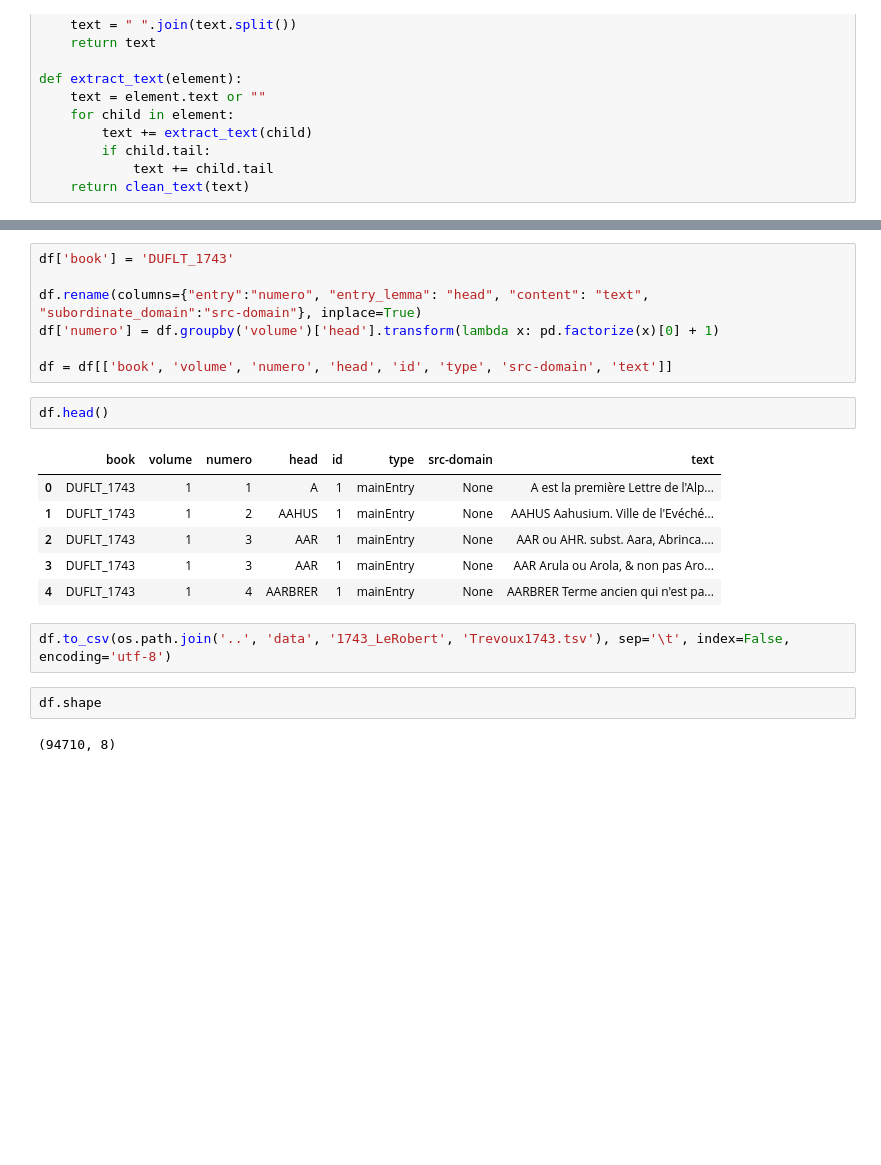
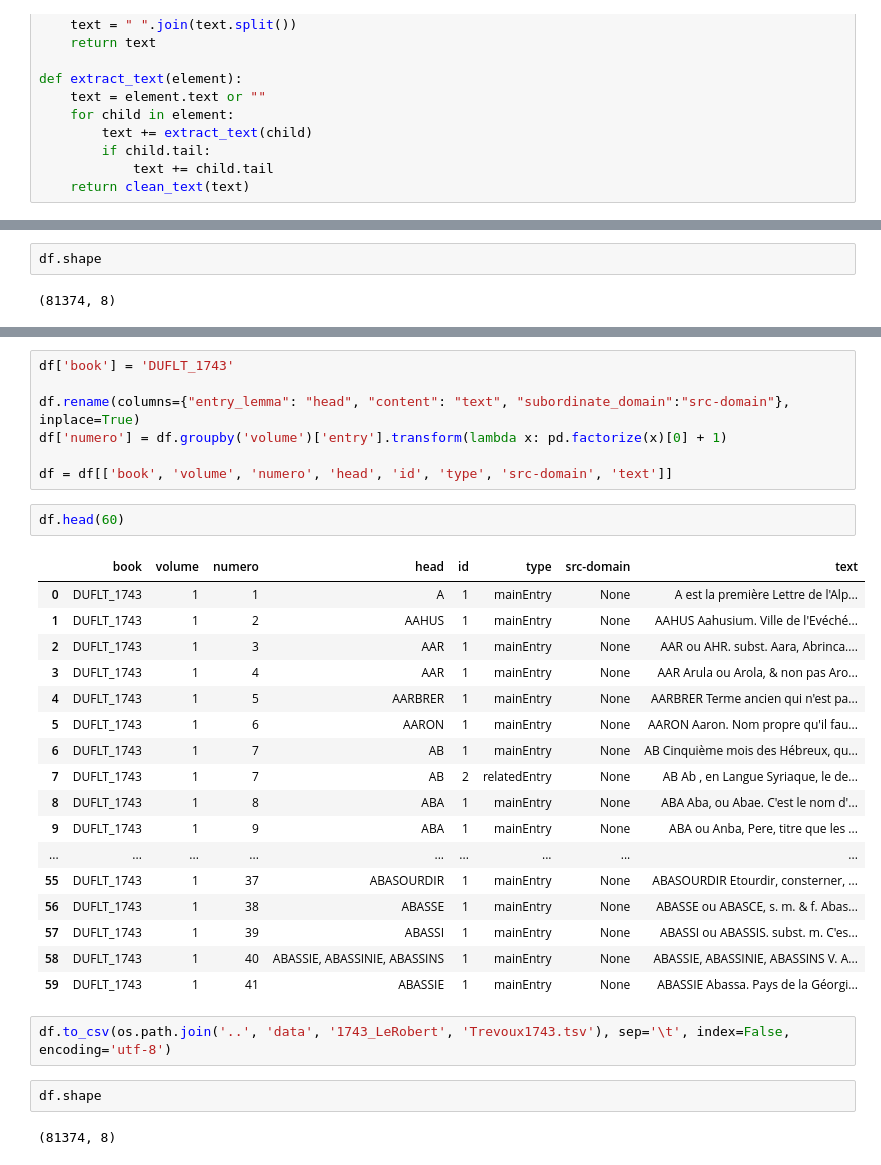
Before and after one commit to ludovicmoncla/trevoux, a Jupyter notebook: 1743_Le_Robert/3.TEI_to_TSV.ipynb, the cells around one changed output, grey strips where cells are left out. Saved outputs shown, nothing was run; the diff lists cells and outputs as text; blank space fills up the shorter version.

```diff
--- a/1743_Le_Robert/3.TEI_to_TSV.ipynb
+++ b/1743_Le_Robert/3.TEI_to_TSV.ipynb
@@ -150,6 +140,10 @@ TR6.tei
 | 2 | 1 | 250000030 | AAR | 1 | mainEntry | None | None | AAR ou AHR. subst. Aara, Abrinca.... |
 | 3 | 1 | 250000040 | AAR | 1 | mainEntry | None | None | AAR Arula ou Arola, & non pas Aro... |
 | 4 | 1 | 250000050 | AARBRER | 1 | mainEntry | None | None | AARBRER Terme ancien qui n'est pa... |
+# %%
+df.shape
+# %% [output]
+(81374, 8)
 # %%
 df.head(60)
 # %% [output]
@@ -173,22 +167,33 @@ df.head(60)
 # %%
 df['book'] = 'DUFLT_1743'
 
-df.rename(columns={"entry":"numero", "entry_lemma": "head", "content": "text", "subordinate_domain":"src-domain"}, inplace=True)
-df['numero'] = df.groupby('volume')['head'].transform(lambda x: pd.factorize(x)[0] + 1)
+df.rename(columns={"entry_lemma": "head", "content": "text", "subordinate_domain":"src-domain"}, inplace=True)
+df['numero'] = df.groupby('volume')['entry'].transform(lambda x: pd.factorize(x)[0] + 1)
 
 df = df[['book', 'volume', 'numero', 'head', 'id', 'type', 'src-domain', 'text']]
 # %%
-df.head()
+df.head(60)
 # %% [output]
 |  | book | volume | numero | head | id | type | src-domain | text |
 | 0 | DUFLT_1743 | 1 | 1 | A | 1 | mainEntry | None | A est la première Lettre de l'Alp... |
 | 1 | DUFLT_1743 | 1 | 2 | AAHUS | 1 | mainEntry | None | AAHUS Aahusium. Ville de l'Evéché... |
 | 2 | DUFLT_1743 | 1 | 3 | AAR | 1 | mainEntry | None | AAR ou AHR. subst. Aara, Abrinca.... |
-| 3 | DUFLT_1743 | 1 | 3 | AAR | 1 | mainEntry | None | AAR Arula ou Arola, & non pas Aro... |
-| 4 | DUFLT_1743 | 1 | 4 | AARBRER | 1 | mainEntry | None | AARBRER Terme ancien qui n'est pa... |
+| 3 | DUFLT_1743 | 1 | 4 | AAR | 1 | mainEntry | None | AAR Arula ou Arola, & non pas Aro... |
+| 4 | DUFLT_1743 | 1 | 5 | AARBRER | 1 | mainEntry | None | AARBRER Terme ancien qui n'est pa... |
+| 5 | DUFLT_1743 | 1 | 6 | AARON | 1 | mainEntry | None | AARON Aaron. Nom propre qu'il fau... |
+| 6 | DUFLT_1743 | 1 | 7 | AB | 1 | mainEntry | None | AB Cinquième mois des Hébreux, qu... |
+| 7 | DUFLT_1743 | 1 | 7 | AB | 2 | relatedEntry | None | AB Ab , en Langue Syriaque, le de... |
+| 8 | DUFLT_1743 | 1 | 8 | ABA | 1 | mainEntry | None | ABA Aba, ou Abae. C'est le nom d'... |
+| 9 | DUFLT_1743 | 1 | 9 | ABA | 1 | mainEntry | None | ABA ou Anba, Pere, titre que les ... |
+| ... | ... | ... | ... | ... | ... | ... | ... | ... |
+| 55 | DUFLT_1743 | 1 | 37 | ABASOURDIR | 1 | mainEntry | None | ABASOURDIR Etourdir, consterner, ... |
+| 56 | DUFLT_1743 | 1 | 38 | ABASSE | 1 | mainEntry | None | ABASSE ou ABASCE, s. m. & f. Abas... |
+| 57 | DUFLT_1743 | 1 | 39 | ABASSI | 1 | mainEntry | None | ABASSI ou ABASSIS. subst. m. C'es... |
+| 58 | DUFLT_1743 | 1 | 40 | ABASSIE, ABASSINIE, ABASSINS | 1 | mainEntry | None | ABASSIE, ABASSINIE, ABASSINS V. A... |
+| 59 | DUFLT_1743 | 1 | 41 | ABASSIE | 1 | mainEntry | None | ABASSIE Abassa. Pays de la Géorgi... |
 # %%
 df.to_csv(os.path.join('..', 'data', '1743_LeRobert', 'Trevoux1743.tsv'), sep='\t', index=False, encoding='utf-8')
 # %%
 df.shape
 # %% [output]
-(94710, 8)
+(81374, 8)
```
Also changed, not shown: parts of 2 cells of this notebook.
